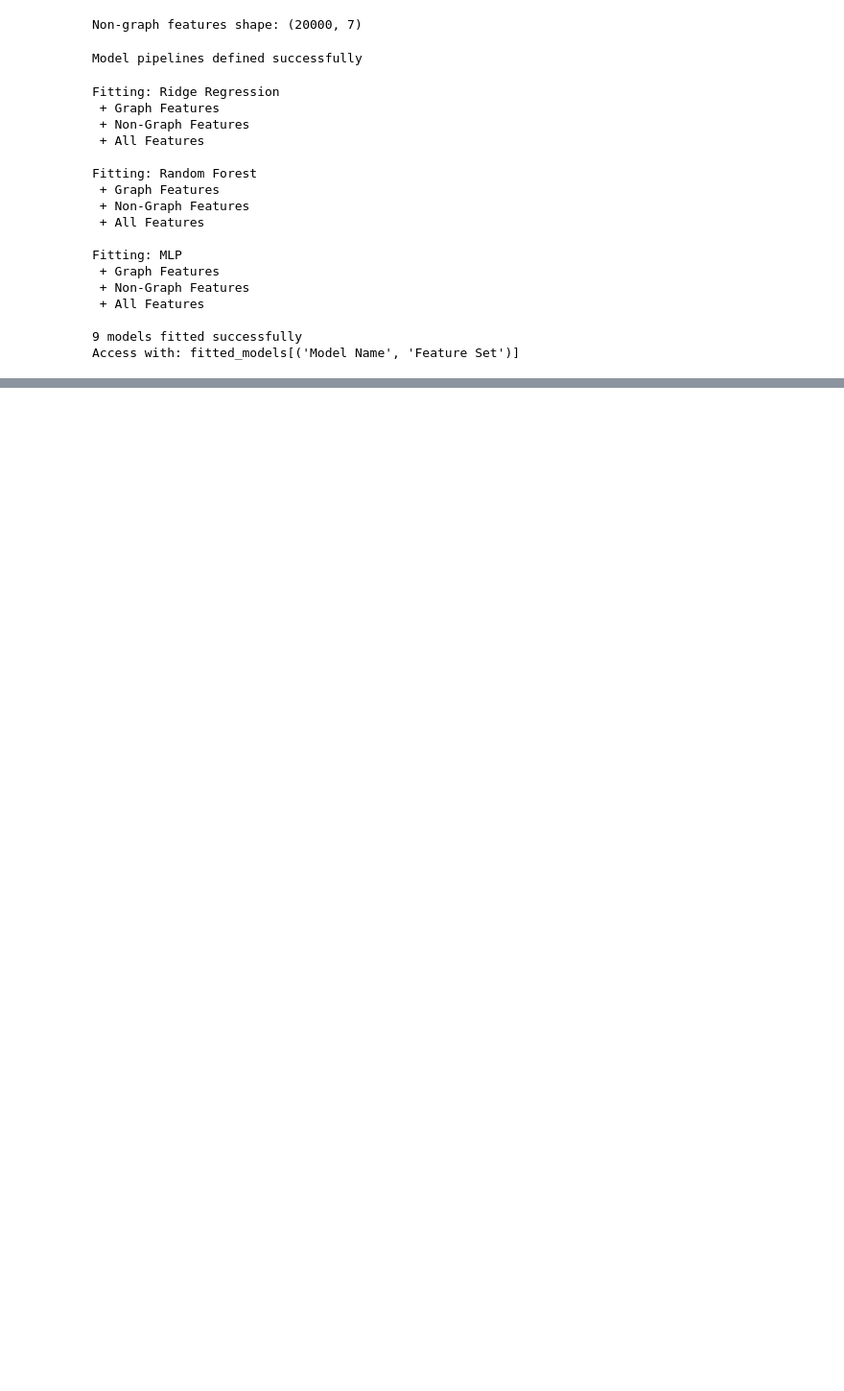
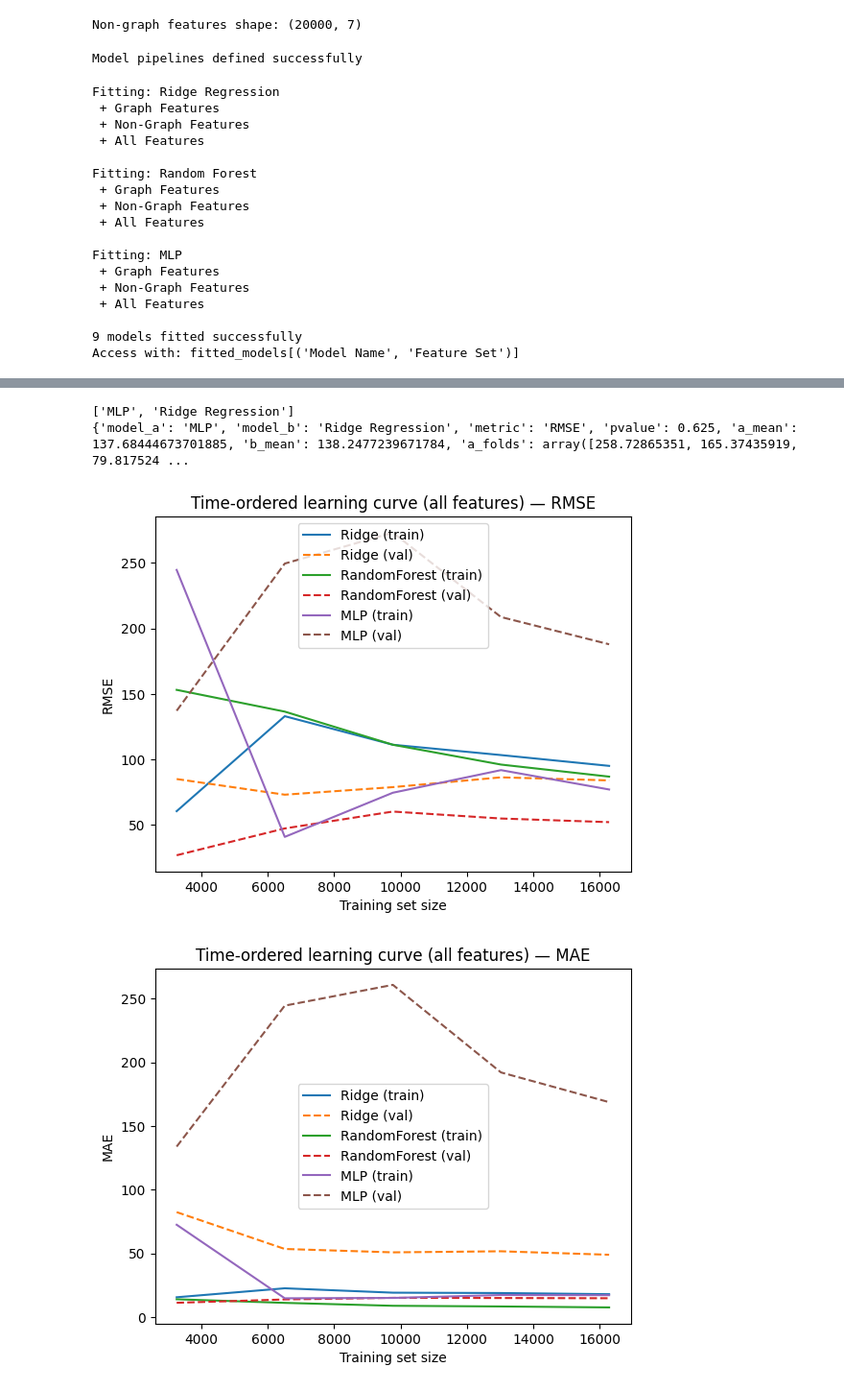
Before and after one commit to avezzuto/esl-team10, a Jupyter notebook: main.ipynb, the cells around one changed output, grey strips where cells are left out. Shown at 96% size. Drawn from its saved outputs; the diff is of its cells as text; code cells hidden in the pictures; blank space fills up the shorter version.

```diff
--- a/main.ipynb
+++ b/main.ipynb
@@ -287,8 +248,8 @@ non_graph_features_full_df.head()
 # %%
 # Combined features and ground truths ready to be inputted
 X_graph = graph_features_full_df
-X_non_graph = non_graph_features_full_df
-X_all = pd.concat([graph_features_full_df, non_graph_features_full_df], axis=1)
+X_non_graph = non_graph_features_df
+X_all = pd.concat([graph_features_full_df, non_graph_features_df], axis=1)
 y = df["n_citation"].to_numpy()
 
 # print("Graph features shape:", X_graph.shape)
@@ -551,0 +883,9 @@ cv_results
+# %%
+# choose best two by mean RMSE on graph
+best_two = summary_g.sort_values("RMSE_mean")["Model"].head(2).tolist()
+print(best_two)
+test_res = wilcoxon_compare(folds_g, best_two[0], best_two[1], metric="RMSE")
+print(test_res)
+# %% [output]
+['MLP', 'Ridge Regression']
+{'model_a': 'MLP', 'model_b': 'Ridge Regression', 'metric': 'RMSE', 'pvalue': 0.625, 'a_mean': 137.68444673701885, 'b_mean': 138.2477239671784, 'a_folds': array([258.72865351, 165.37435919,  79.817524 ...
@@ -551,0 +995,33 @@ cv_results
+# %%
+fractions = (0.2, 0.4, 0.6, 0.8, 1.0)
+fold_index = -1
+feature_set = "all"  # "graph", "non", or "all"
+
+metrics_by_model = {
+    "Ridge": time_ordered_learning_curve_one_fold(
+        df, y, folds,
+        model_factory=lambda: create_ridge_pipeline(),
+        feature_set=feature_set,
+        fractions=fractions,
+        fold_index=fold_index
+    ),
+    "RandomForest": time_ordered_learning_curve_one_fold(
+        df, y, folds,
+        model_factory=lambda: create_rf_pipeline(),
+        feature_set=feature_set,
+        fractions=fractions,
+        fold_index=fold_index
+    ),
+    "MLP": time_ordered_learning_curve_one_fold(
+        df, y, folds,
+        model_factory=lambda: create_mlp_pipeline(),
+        feature_set=feature_set,
+        fractions=fractions,
+        fold_index=fold_index
+    )
+}
+
+plot_learning_curves(metrics_by_model, title_prefix=f"Time-ordered learning curve ({feature_set} features)")
+# %% [output]
+[figure, added]
+[figure, added]
```
Also changed, not shown: parts of 30 cells of this notebook.
